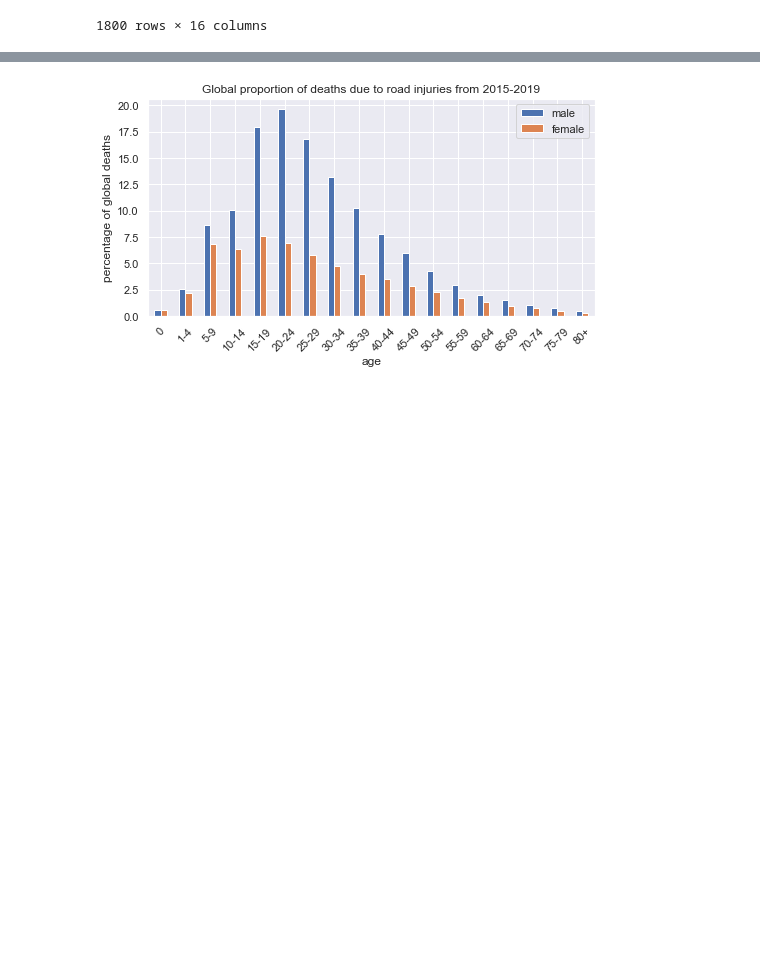
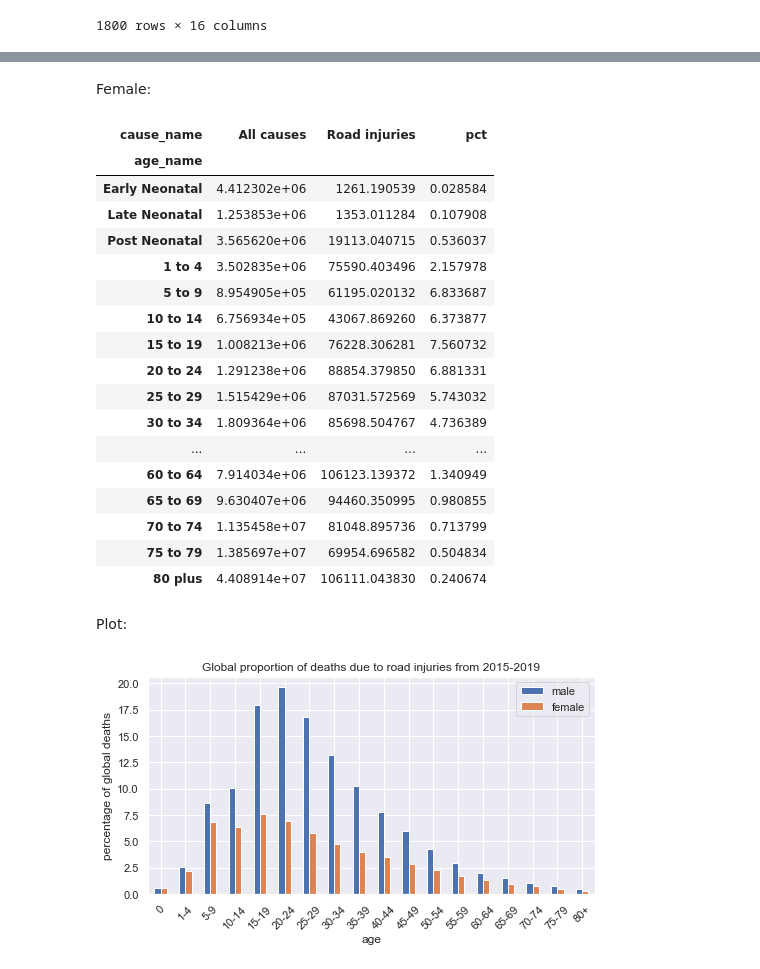
Before and after one commit to tomdries/road-injury-gbd, a Jupyter notebook: cause-of-death.ipynb, the cells around one changed output, grey strips where cells are left out. Cells and saved outputs as stored; diff of their text form; code cells hidden in the pictures; blank space fills up the shorter version.

```diff
--- a/cause-of-death.ipynb
+++ b/cause-of-death.ipynb
@@ -42,3 +67,28 @@ for sex in ['Male', 'Female']:
+# %% [markdown]
+Female:
+# %%
+dfs[1]
+# %% [output]
+| cause_name | All causes | Road injuries | pct |
+| age_name |  |  |  |
+| Early Neonatal | 4.412302e+06 | 1261.190539 | 0.028584 |
+| Late Neonatal | 1.253853e+06 | 1353.011284 | 0.107908 |
+| Post Neonatal | 3.565620e+06 | 19113.040715 | 0.536037 |
+| 1 to 4 | 3.502835e+06 | 75590.403496 | 2.157978 |
+| 5 to 9 | 8.954905e+05 | 61195.020132 | 6.833687 |
+| 10 to 14 | 6.756934e+05 | 43067.869260 | 6.373877 |
+| 15 to 19 | 1.008213e+06 | 76228.306281 | 7.560732 |
+| 20 to 24 | 1.291238e+06 | 88854.379850 | 6.881331 |
+| 25 to 29 | 1.515429e+06 | 87031.572569 | 5.743032 |
+| 30 to 34 | 1.809364e+06 | 85698.504767 | 4.736389 |
+| ... | ... | ... | ... |
+| 60 to 64 | 7.914034e+06 | 106123.139372 | 1.340949 |
+| 65 to 69 | 9.630407e+06 | 94460.350995 | 0.980855 |
+| 70 to 74 | 1.135458e+07 | 81048.895736 | 0.713799 |
+| 75 to 79 | 1.385697e+07 | 69954.696582 | 0.504834 |
+| 80 plus | 4.408914e+07 | 106111.043830 | 0.240674 |
+# %% [markdown]
+Plot:
 # %%
 fig, ax = plt.subplots(figsize=(8,4))
 pct_male = dfs[0].pct
```
Also changed, not shown: parts of 3 cells of this notebook.
